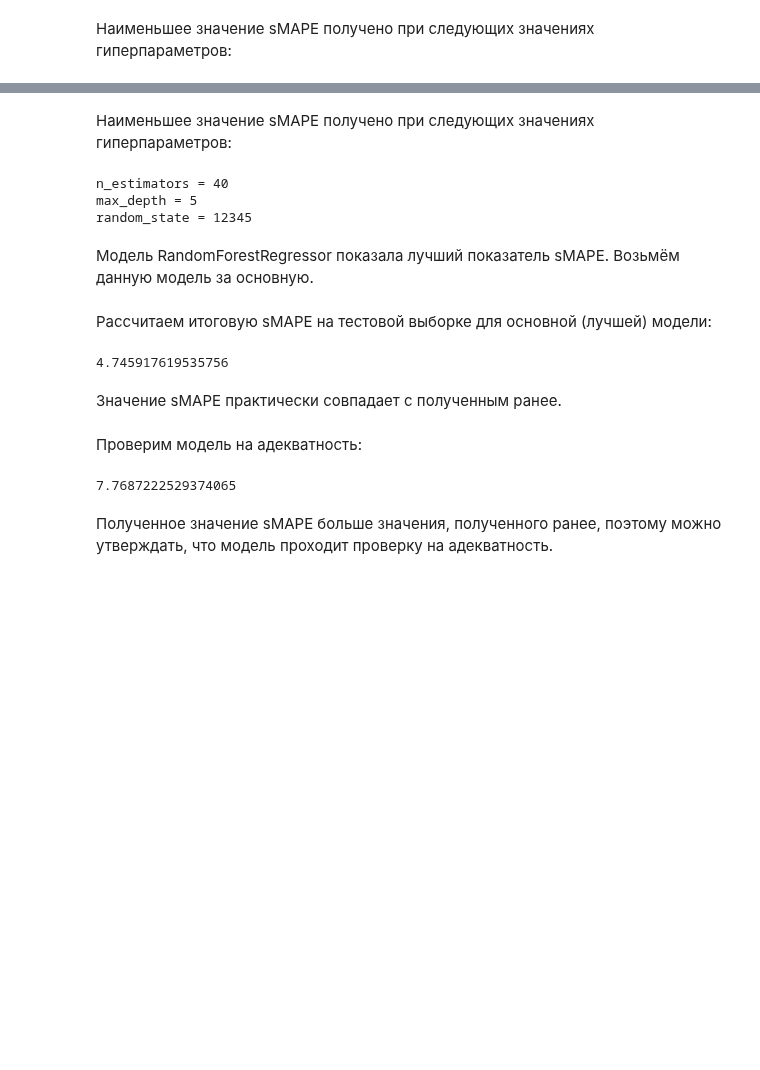
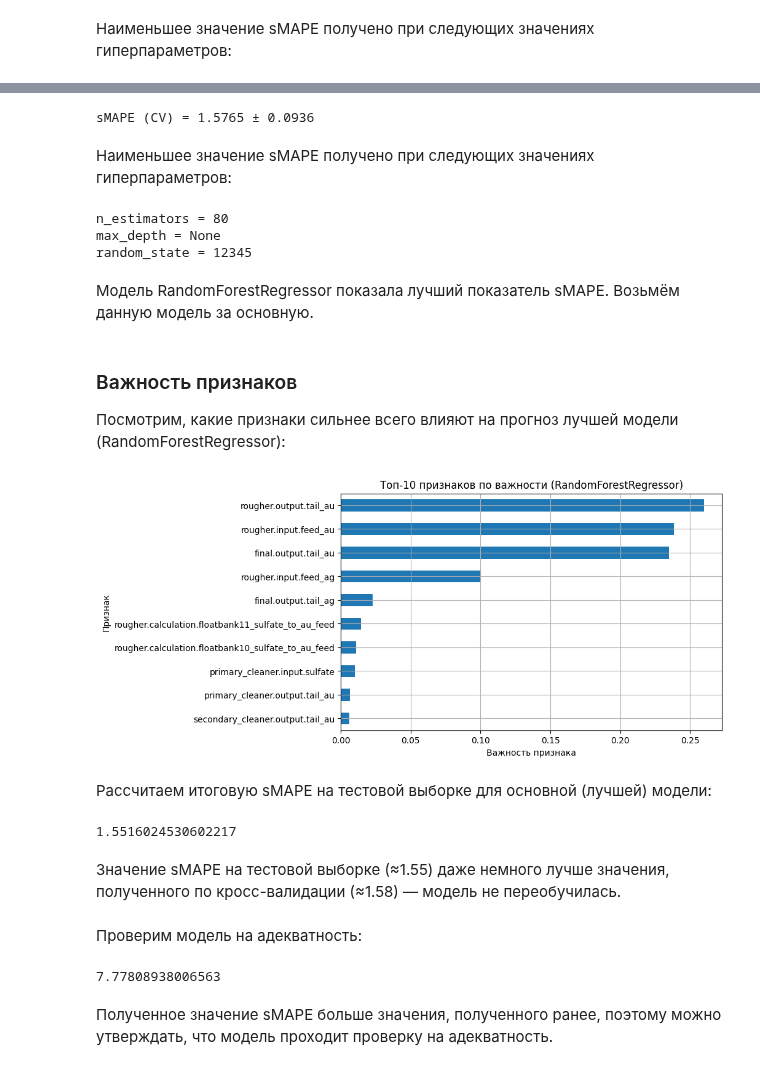
Before and after one commit to andrewsalmin/practicum-data-analysis, a Jupyter notebook: notebooks/gold-recovery.ipynb, the cells around one changed output, grey strips where cells are left out. Cells and saved outputs as stored; diff of their text form; code cells hidden in the pictures; blank space fills up the shorter version.

```diff
--- a/notebooks/gold-recovery.ipynb
+++ b/notebooks/gold-recovery.ipynb
@@ -877,0 +872,3 @@ for max_d in range(1, 6):
+# %%
+final_smape_scorer = make_scorer(calculate_final_smape, greater_is_better=False)
+cv = KFold(n_splits=5, shuffle=True, random_state=random_state)
@@ -877,0 +878,10 @@ for max_d in range(1, 6):
+# %%
+linear_model = LinearRegression()
+linear_cv_scores = cross_val_score(
+    linear_model, train_features, train_target,
+    scoring=final_smape_scorer, cv=cv, n_jobs=-1,
+)
+
+linear_best_smape = -linear_cv_scores.mean()
+linear_best_smape_std = linear_cv_scores.std()
+print(f'sMAPE (CV) = {linear_best_smape:.4f} ± {linear_best_smape_std:.4f}')
@@ -877,0 +892,2 @@ for max_d in range(1, 6):
+# %%
+linear_model.fit(train_features, train_target)
@@ -931,0 +930,21 @@ for n_est in range(10, 51, 10):
+# %%
+rfr_param_grid = {
+    'n_estimators': range(10, 81, 10),
+    'max_depth': [*range(1, 13), None],
+}
+
+rfr_grid_search = GridSearchCV(
+    RandomForestRegressor(random_state=random_state),
+    param_grid=rfr_param_grid,
+    scoring=final_smape_scorer,
+    cv=cv,
+    n_jobs=-1,
+    verbose=1,
+)
+rfr_grid_search.fit(train_features, train_target)
+
+best_model_rfr = rfr_grid_search.best_estimator_
+rfr_best_smape = -rfr_grid_search.best_score_
+rfr_best_smape_std = rfr_grid_search.cv_results_['std_test_score'][rfr_grid_search.best_index_]
+rfr_best_n_estimators = rfr_grid_search.best_params_['n_estimators']
+rfr_best_max_depth = rfr_grid_search.best_params_['max_depth']
@@ -938,34 +955,52 @@ best_final_smape
+# %%
+print(f'sMAPE (CV) = {rfr_best_smape:.4f} ± {rfr_best_smape_std:.4f}')
+# %% [output]
+sMAPE (CV) = 1.5765 ± 0.0936
 # %% [markdown]
 Наименьшее значение sMAPE получено при следующих значениях гиперпараметров:
 # %%
-print('n_estimators =', best_n_estimators)
-print('max_depth =', best_max_depth)
+print('n_estimators =', rfr_best_n_estimators)
+print('max_depth =', rfr_best_max_depth)
 print('random_state =', random_state)
 # %% [output]
-n_estimators = 40
-max_depth = 5
+n_estimators = 80
+max_depth = None
 random_state = 12345
 # %% [markdown]
 Модель RandomForestRegressor показала лучший показатель sMAPE. Возьмём данную модель за основную.
+# %% [markdown]
+### Важность признаков
+Посмотрим, какие признаки сильнее всего влияют на прогноз лучшей модели (RandomForestRegressor):
+# %%
+feature_importances = pd.Series(best_model_rfr.feature_importances_, index=train_features.columns)
+top_features = feature_importances.sort_values(ascending=False).head(10)
+
+top_features.plot.barh(figsize=(8, 5), grid=True)
+plt.gca().invert_yaxis()
+plt.title('Топ-10 признаков по важности (RandomForestRegressor)')
+plt.xlabel('Важность признака')
+plt.ylabel('Признак');
+# %% [output]
+[figure, added]
 # %% [markdown]
 Рассчитаем итоговую sMAPE на тестовой выборке для основной (лучшей) модели:
 # %%
 test_prediction = best_model_rfr.predict(test_features)
-final_smape = calculate_final_smape(test_target, test_prediction)
-final_smape
+rfr_test_smape = calculate_final_smape(test_target, test_prediction)
+rfr_test_smape
 # %% [output]
-4.745917619535756
+1.5516024530602217
-# %% [markdown]
-Значение sMAPE практически совпадает с полученным ранее.
+# %% [markdown]
+Значение sMAPE на тестовой выборке (≈1.55) даже немного лучше значения, полученного по кросс-валидации (≈1.58) — модель не переобучилась.
 # %% [markdown]
 Проверим модель на адекватность:
 # %%
 dummy_model = DummyRegressor()
 dummy_model.fit(train_features, train_target)
 test_prediction = dummy_model.predict(test_features)
-final_smape = calculate_final_smape(test_target, test_prediction)
-final_smape
+dummy_test_smape = calculate_final_smape(test_target, test_prediction)
+dummy_test_smape
 # %% [output]
-7.7687222529374065
+7.77808938006563
 # %% [markdown]
 Полученное значение sMAPE больше значения, полученного ранее, поэтому можно утверждать, что модель проходит проверку на адекватность.
```
Also changed, not shown: parts of 38 cells of this notebook.
